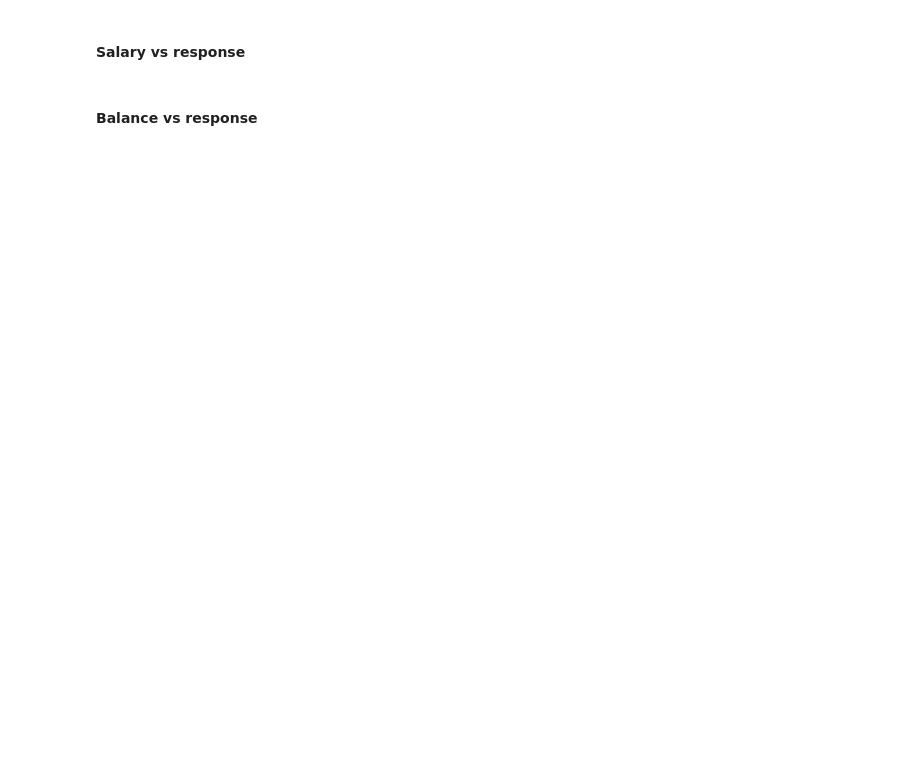
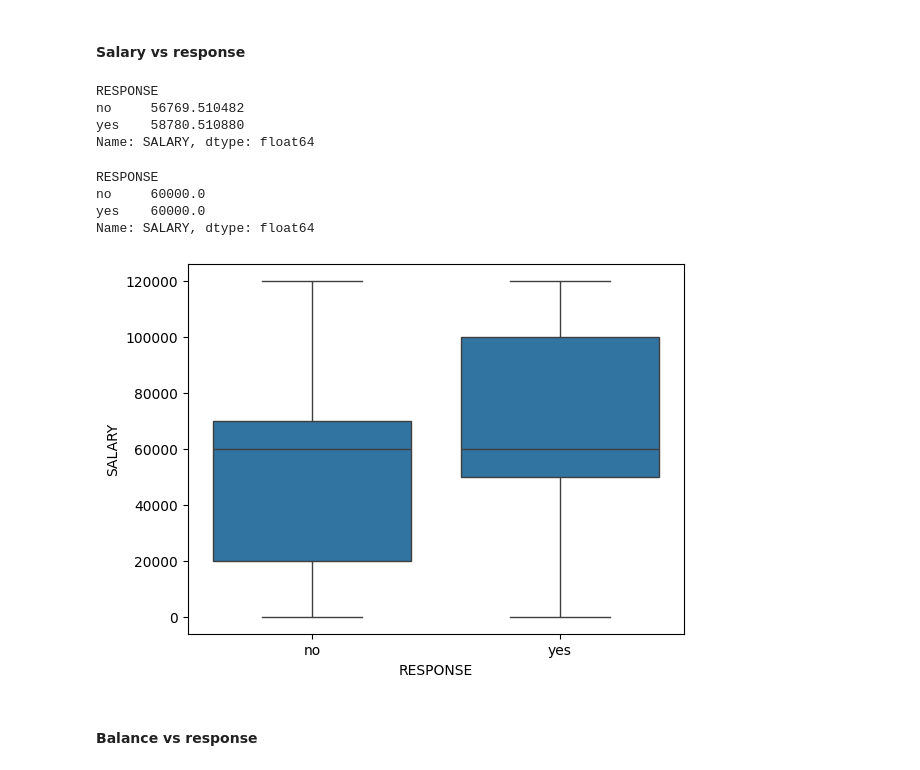
Before and after one commit to AkankshaDwivedi/bank-marketing-campaign, a Jupyter notebook: Bank_Marketing_Campaign_EDA_AD.ipynb, the cells around one changed output. Saved outputs shown, nothing was run; the diff lists cells and outputs as text; code cells hidden in the pictures; blank space fills up the shorter version.

```diff
--- a/Bank_Marketing_Campaign_EDA_AD.ipynb
+++ b/Bank_Marketing_Campaign_EDA_AD.ipynb
@@ -664,10 +677,26 @@ sns.heatmap(bank_df_1[['SALARY', 'BALANCE', 'AGE']].corr(), annot=True, cmap="Re
 #### Salary vs response
 # %%
 #groupby the response to find the mean of the salary with response no & yes seperatly.
+bank_df_1.groupby('RESPONSE')['SALARY'].mean()
+# %% [output]
+RESPONSE
+no     56769.510482
+yes    58780.510880
+Name: SALARY, dtype: float64
 # %%
 #groupby the response to find the median of the salary with response no & yes seperatly.
+bank_df_1.groupby('RESPONSE')['SALARY'].median()
+# %% [output]
+RESPONSE
+no     60000.0
+yes    60000.0
+Name: SALARY, dtype: float64
 # %%
 #plot the box plot of salary for yes & no responses.
+sns.boxplot(data=bank_df_1, x='RESPONSE', y='SALARY')
+plt.show()
+# %% [output]
+[figure, added]
 # %% [markdown]
 #### Balance vs response
 # %%
```
Also changed, not shown: parts of 25 cells of this notebook.
